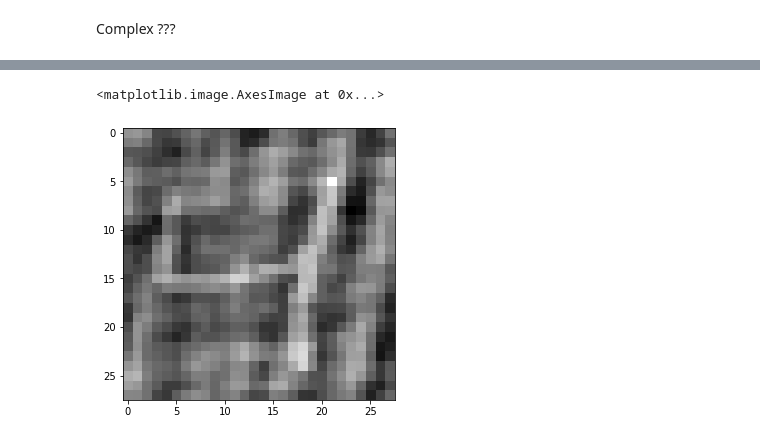
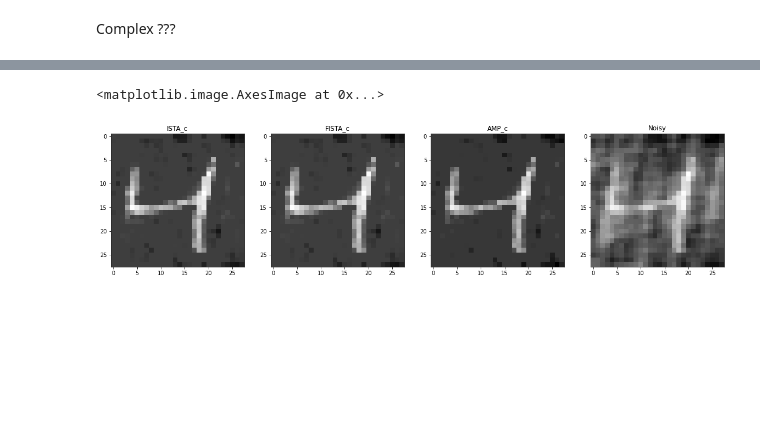
Before and after one commit to Albly/Sparce_image_reconstruction, a Jupyter notebook: notebooks/tests.ipynb, the cells around one changed output, grey strips where cells are left out. Drawn from its saved outputs; the diff is of its cells as text; code cells hidden in the pictures; blank space fills up the shorter version.

```diff
--- a/notebooks/tests.ipynb
+++ b/notebooks/tests.ipynb
@@ -296,6 +347,21 @@ plt.imshow(x_hat.real.reshape(28,28), cmap = 'gray')
-# %%
-plt.figure(figsize=(30,5))
-plt.imshow((torch.linalg.pinv(A)@y).real.reshape(28,28), cmap = 'gray')
-# %% [output]
-<matplotlib.image.AxesImage at 0x...>
-[figure, removed]
+# %%
+plt.figure(figsize =(20,5))
+
+plt.subplot(1,4,1)
+plt.imshow(x_hat.real.reshape(28,28), cmap = 'gray')
+plt.title('ISTA_c')
+
+plt.subplot(1,4,2)
+plt.imshow(x_hat1.real.reshape(28,28), cmap = 'gray')
+plt.title('FISTA_c')
+
+plt.subplot(1,4,3)
+plt.imshow(x_hat2.real.reshape(28,28), cmap = 'gray')
+plt.title('AMP_c')
+
+plt.subplot(1,4,4)
+plt.title('Noisy')
+plt.imshow(((torch.linalg.pinv(A)@y).real) .reshape(28,28), cmap = 'gray')
+# %% [output]
+<matplotlib.image.AxesImage at 0x...>
+[figure, added]
```
Also changed, not shown: parts of 10 cells of this notebook.
